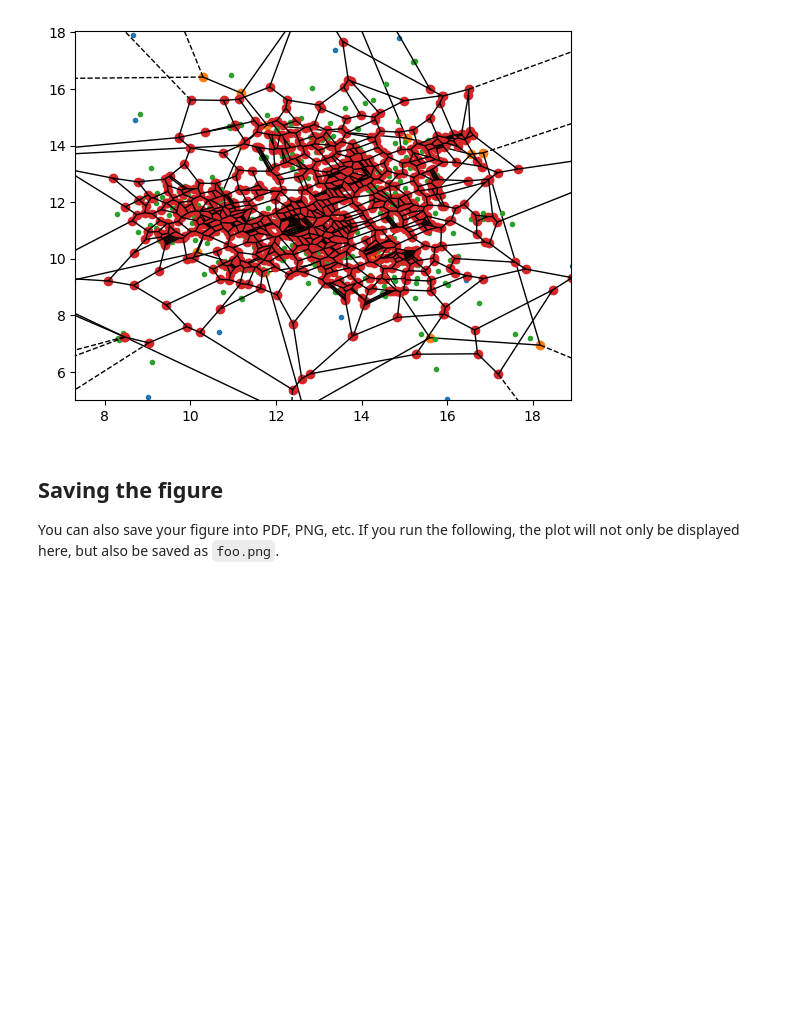
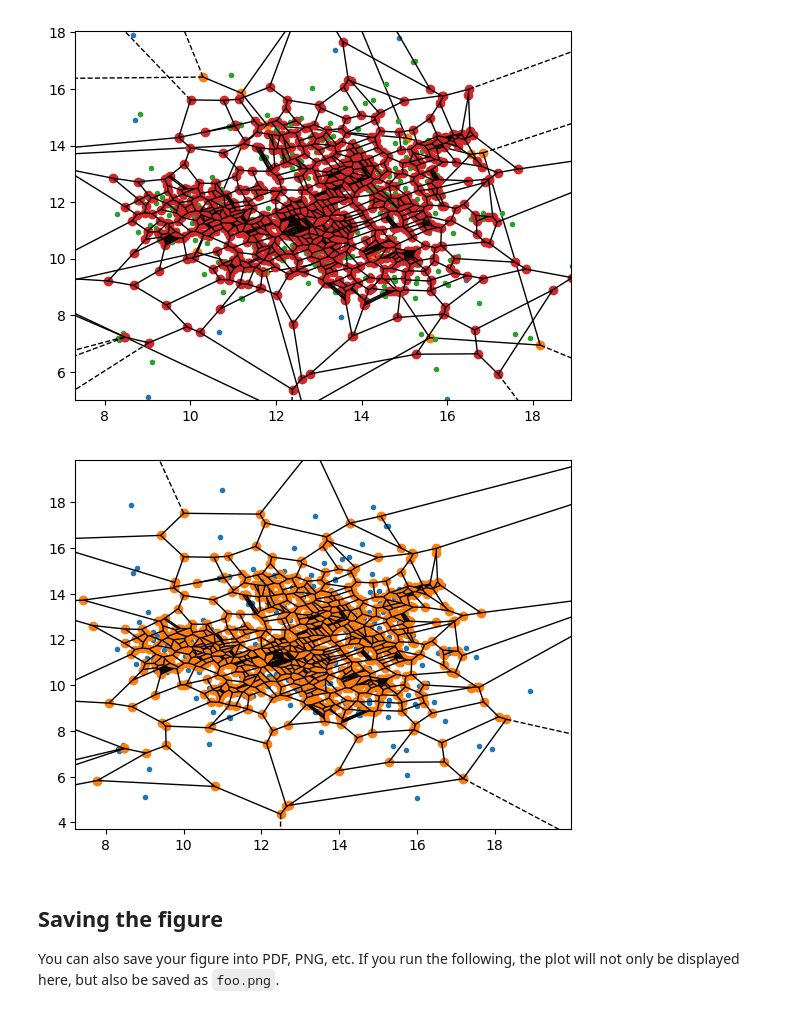
Before and after one commit to fred248h/62444-DVA, a Jupyter notebook: YaseminKeskins204593/Assignments/2_dsb_s204593.ipynb, the cells around one changed output. Cells and saved outputs as stored; diff of their text form; code cells hidden in the pictures; blank space fills up the shorter version.

```diff
--- a/YaseminKeskins204593/Assignments/2_dsb_s204593.ipynb
+++ b/YaseminKeskins204593/Assignments/2_dsb_s204593.ipynb
@@ -342,6 +398,28 @@ voronoi_plot_2d(death_vor, ax=ax)
 plt.show()
 # %% [output]
 [figure]
+# %%
+import numpy as np
+import matplotlib.pyplot as plt
+from scipy.spatial import Voronoi, voronoi_plot_2d
+
+
+# If you were to produce one voronoi diagram that combines the two dataframes:
+# I combine the points from both datasets into a single array
+points_combined = np.concatenate((points_pump_df, points_death_df))
+
+# I am creating a figure and axes for plotting this Voronoi diagram
+fig1, ax = plt.subplots()
+
+# I am generating only one Voronoi diagram using the combined points to create my voronoi object.
+vor = Voronoi(points_combined)
+
+# Plotting the Voronoi diagram
+voronoi_plot_2d(vor, ax=ax)
+
+plt.show()
+# %% [output]
+[figure, added]
 # %% [markdown]
 ## Saving the figure
 
```
Also changed, not shown: parts of 11 cells of this notebook, 1 other file.
